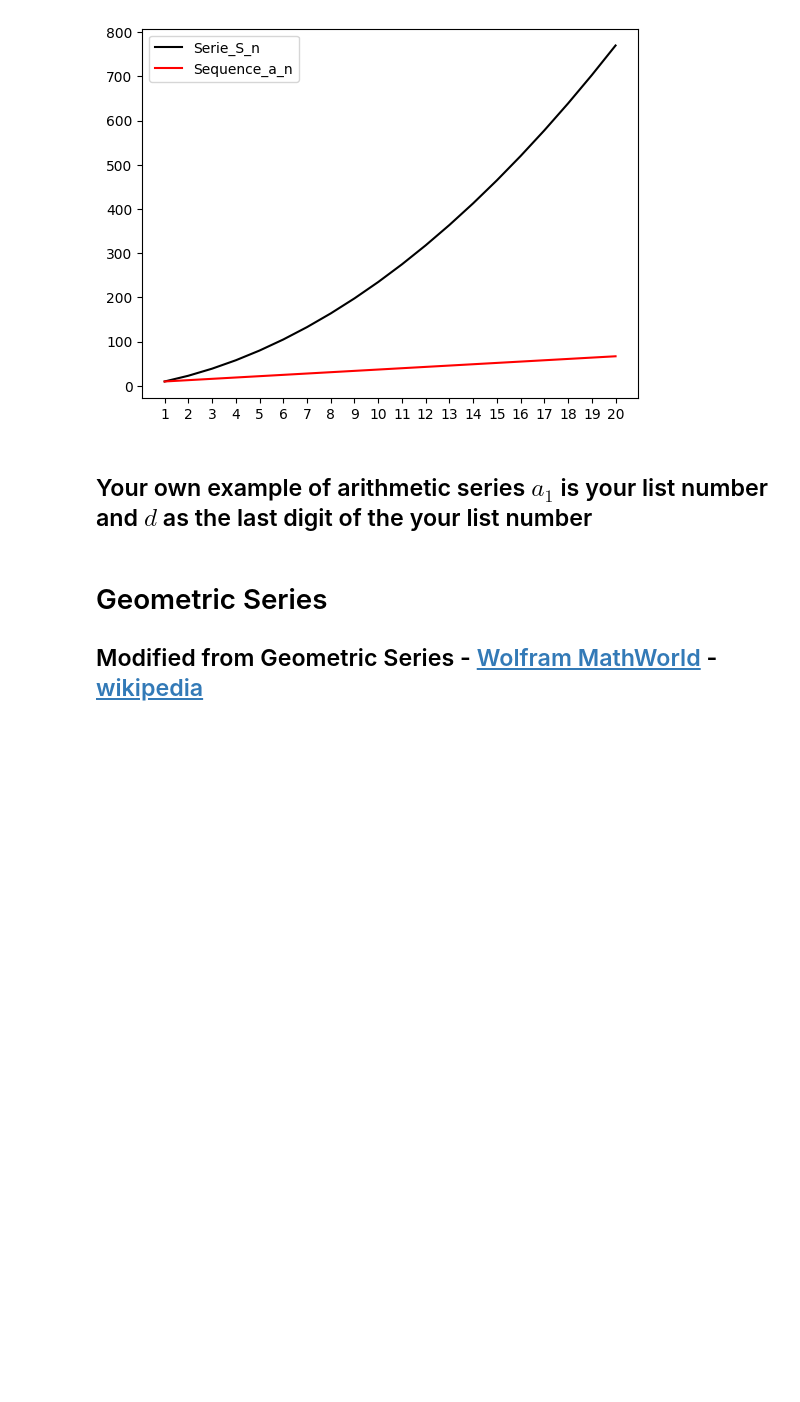
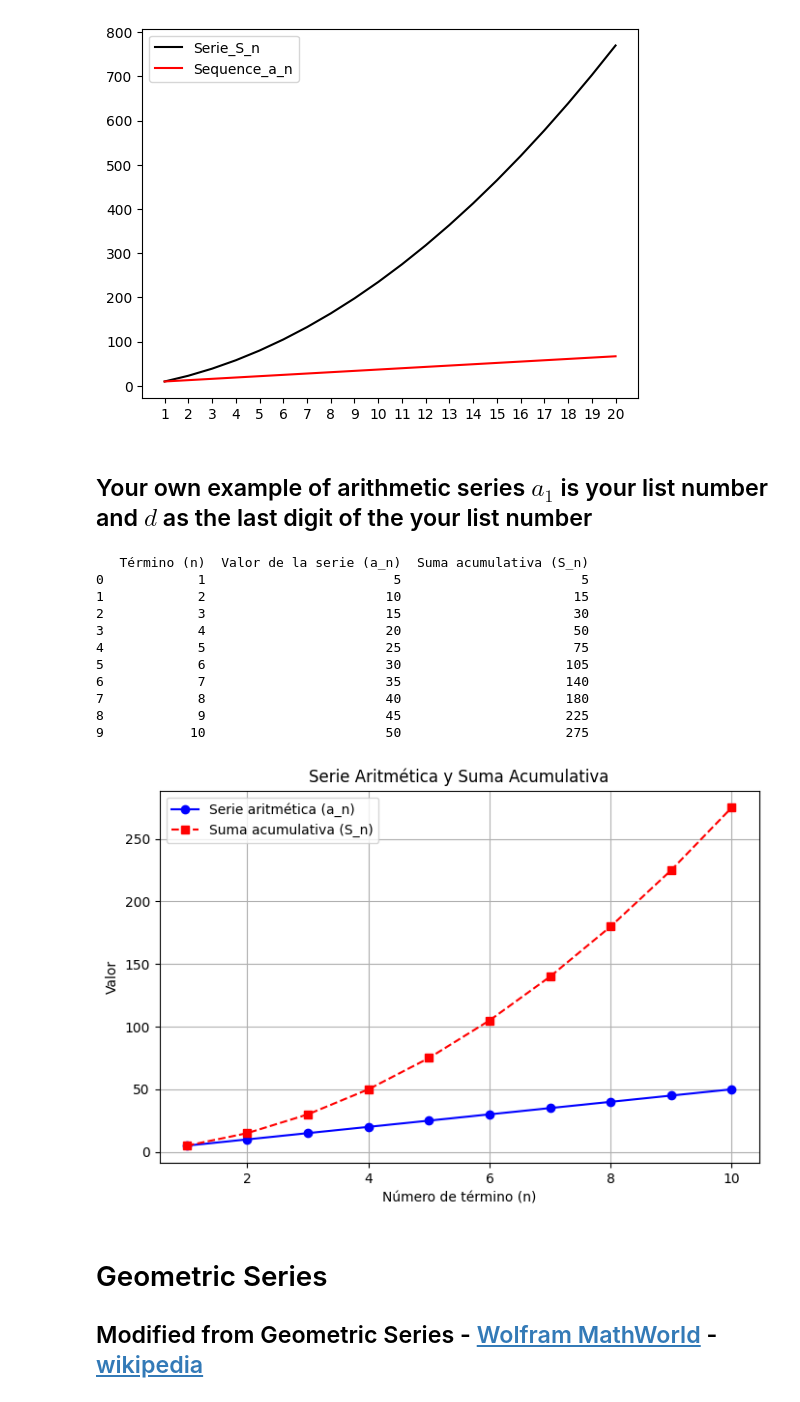
Before and after one commit to javiierbarco/MetNumUN2024II, a Jupyter notebook: Lab 3/wbarcoArithmeticSeriesGeometricSeriesPowerSums.ipynb, the cells around one changed output. Saved outputs shown, nothing was run; the diff lists cells and outputs as text; code cells hidden in the pictures; blank space fills up the shorter version.

```diff
--- a/Lab 3/wbarcoArithmeticSeriesGeometricSeriesPowerSums.ipynb
+++ b/Lab 3/wbarcoArithmeticSeriesGeometricSeriesPowerSums.ipynb
@@ -217,6 +217,60 @@ plt.legend()
 [figure]
 # %% [markdown]
 ## Your own example of arithmetic series $a_1$ is your list number and $d$ as the last digit of the your list number
+# %%
+import numpy as np
+import matplotlib.pyplot as plt
+import pandas as pd
+
+def arithmetic_series(a1, d, n):
+    # Calcular la serie aritmética
+    series = [a1 + (i - 1) * d for i in range(1, n + 1)]
+
+    # Calcular la suma acumulativa
+    cumulative_sum = np.cumsum(series)
+
+    # Crear un DataFrame para mostrar los resultados
+    df = pd.DataFrame({
+        "Término (n)": range(1, n + 1),
+        "Valor de la serie (a_n)": series,
+        "Suma acumulativa (S_n)": cumulative_sum
+    })
+
+    print(df)  # Mostrar la tabla en consola
+
+    # Graficar la serie aritmética y la suma acumulativa
+    plt.figure(figsize=(8, 5))
+    plt.plot(range(1, n + 1), series, marker='o', linestyle='-', label='Serie aritmética (a_n)', color='b')
+    plt.plot(range(1, n + 1), cumulative_sum, marker='s', linestyle='--', label='Suma acumulativa (S_n)', color='r')
+
+    # Configuración del gráfico
+    plt.xlabel("Número de término (n)")
+    plt.ylabel("Valor")
+    plt.title("Serie Aritmética y Suma Acumulativa")
+    plt.legend()
+    plt.grid(True)
+    plt.show()
+
+# Parámetros de la serie
+a1 = 5  # Primer término
+d = 5   # Diferencia común
+n = 10  # Número de términos
+
+# Llamar a la función
+arithmetic_series(a1, d, n)
+# %% [output]
+   Término (n)  Valor de la serie (a_n)  Suma acumulativa (S_n)
+0            1                        5                       5
+1            2                       10                      15
+2            3                       15                      30
+3            4                       20                      50
+4            5                       25                      75
+5            6                       30                     105
+6            7                       35                     140
+7            8                       40                     180
+8            9                       45                     225
+9           10                       50                     275
+[figure, added]
 # %% [markdown]
 # Geometric Series
 
```
Also changed, not shown: parts of 2 cells of this notebook.
